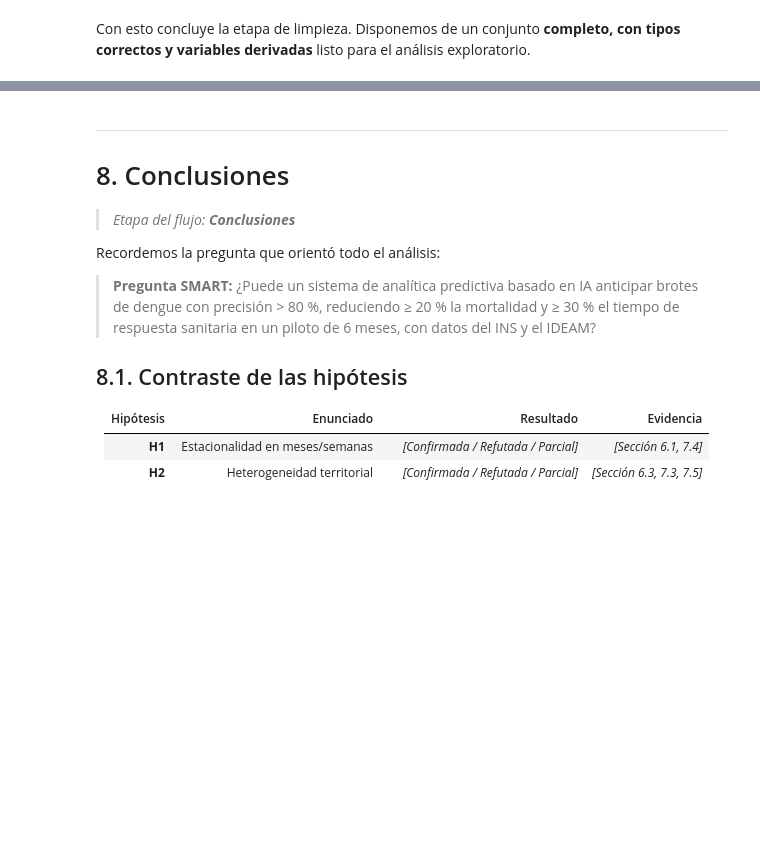
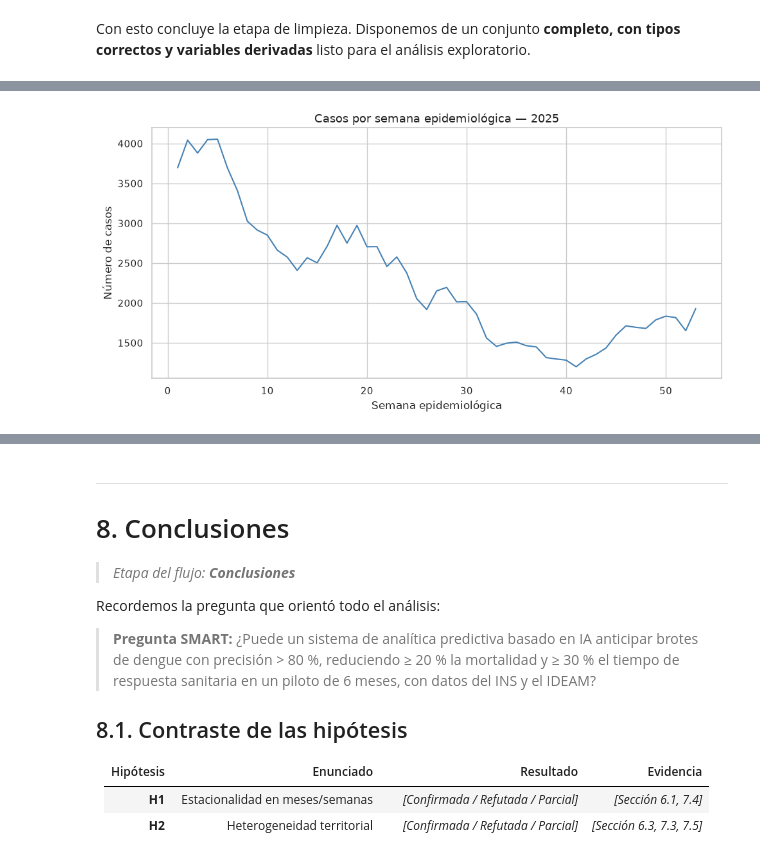
Before and after one commit to giovannyjb/proyecto_analisis_de_datos_I, a Jupyter notebook: notebooks/taller1_eda_dengue.ipynb, the cells around one changed output, grey strips where cells are left out. Drawn from its saved outputs; the diff is of its cells as text; code cells hidden in the pictures; blank space fills up the shorter version.

```diff
--- a/notebooks/taller1_eda_dengue.ipynb
+++ b/notebooks/taller1_eda_dengue.ipynb
@@ -518,0 +601,10 @@ Mapas de calor o choropleth por departamento/municipio. Requiere coordenadas o s
+# %%
+# Casos por semana epidemiológica — 2025
+casos_por_semana = df_limpio.groupby("SEMANA").size()
+casos_por_semana.plot(color="steelblue", title=f"Casos por semana epidemiológica — {ANIO}")
+plt.xlabel("Semana epidemiológica")
+plt.ylabel("Número de casos")
+plt.tight_layout()
+plt.show()
+# %% [output]
+[figure, added]
```
Also changed, not shown: parts of 78 cells of this notebook, 4 other files.
